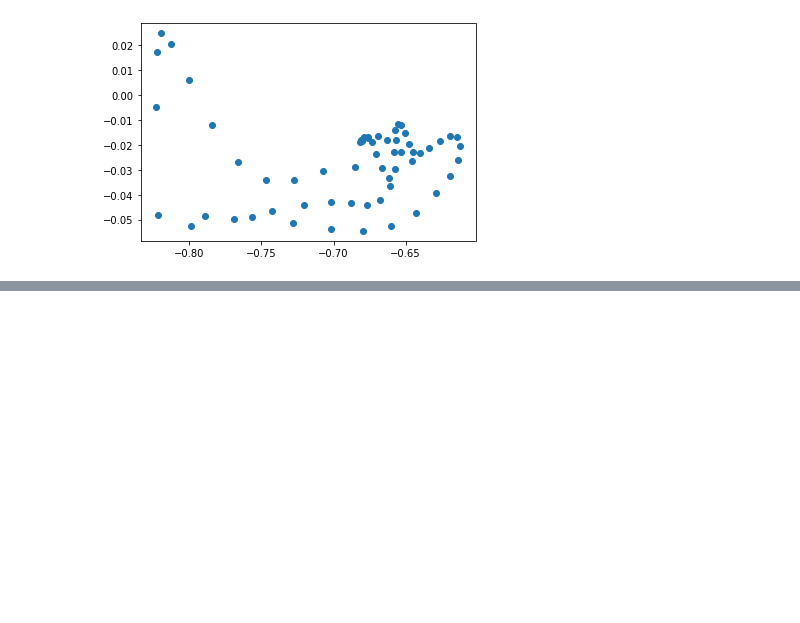
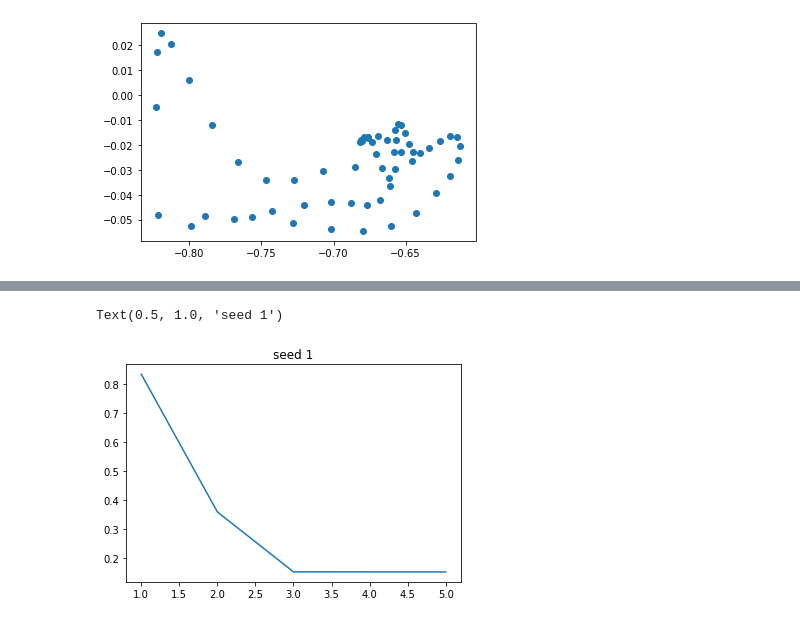
Before and after one commit to RL4H/RL4T1D, a Jupyter notebook: visualiser/notebooks/irl.ipynb, the cells around one changed output, grey strips where cells are left out. Saved outputs shown, nothing was run; the diff lists cells and outputs as text; code cells hidden in the pictures; blank space fills up the shorter version.

```diff
--- a/visualiser/notebooks/irl.ipynb
+++ b/visualiser/notebooks/irl.ipynb
@@ -105,0 +120,7 @@ plt.scatter(a[0][0], a[0][1])
+# %%
+y = [0.83543915, 0.35894325, 0.15157884, 0.15130858, 0.15130359]
+plt.plot([x for x in range(1,len(y)+1)], y) #seed 2
+plt.title('seed 1')
+# %% [output]
+Text(0.5, 1.0, 'seed 1')
+[figure, added]
```
Also changed, not shown: parts of 2 cells of this notebook, 12 other files.
